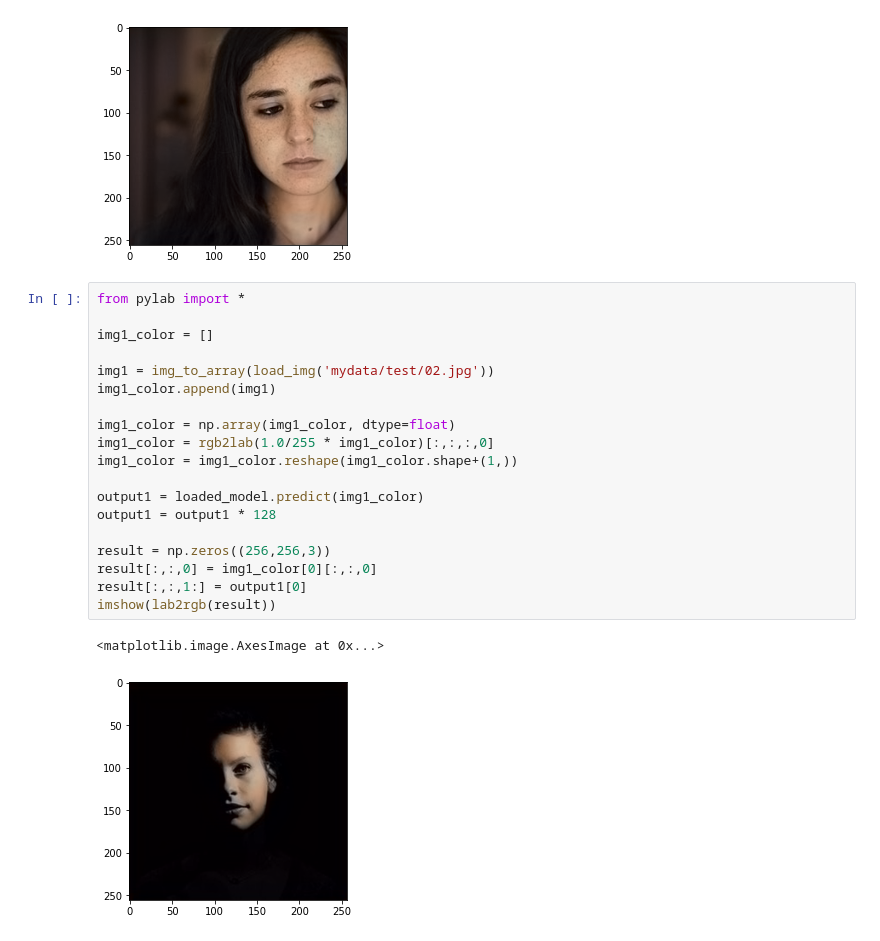
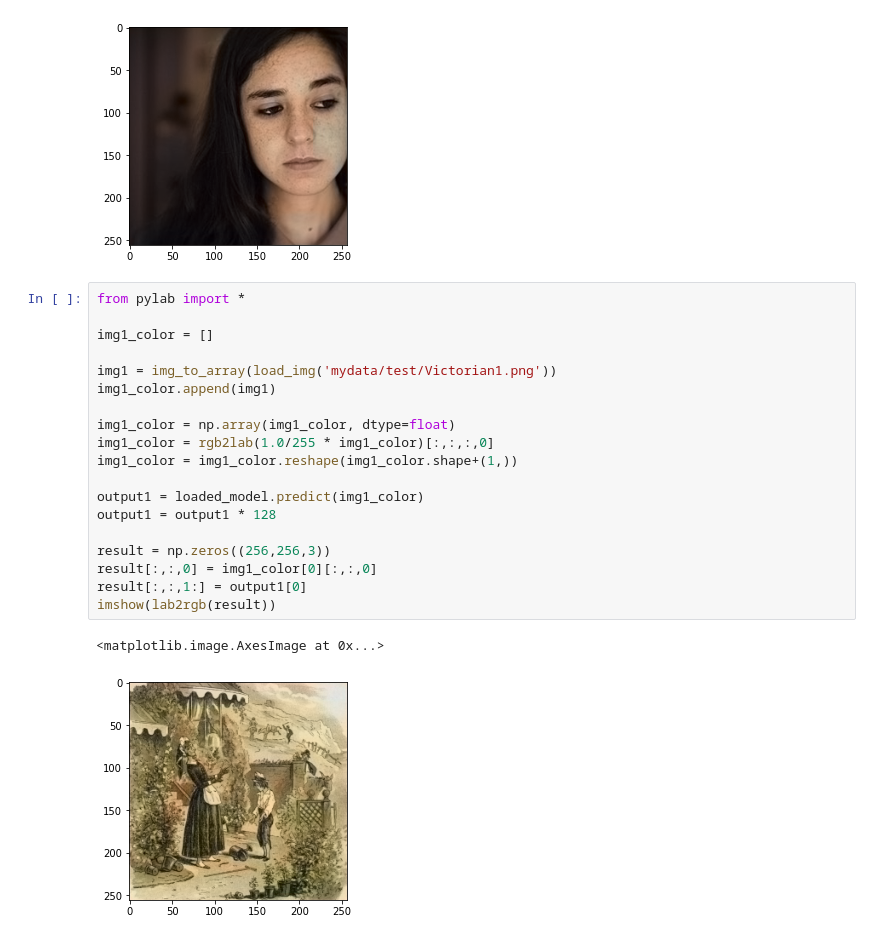
Before and after one commit to choidam/DL-colorization, a Jupyter notebook: DL_FINAL.ipynb, the cells around one changed output. Drawn from its saved outputs; the diff is of its cells as text.

```diff
--- a/DL_FINAL.ipynb
+++ b/DL_FINAL.ipynb
@@ -222,22 +222,22 @@ imshow(lab2rgb(result))
 # %%
 from pylab import *
 
 img1_color = []
 
-img1 = img_to_array(load_img('mydata/test/02.jpg'))
+img1 = img_to_array(load_img('mydata/test/Victorian1.png'))
 img1_color.append(img1)
 
 img1_color = np.array(img1_color, dtype=float)
 img1_color = rgb2lab(1.0/255 * img1_color)[:,:,:,0]
 img1_color = img1_color.reshape(img1_color.shape+(1,))
 
 output1 = loaded_model.predict(img1_color)
 output1 = output1 * 128
 
 result = np.zeros((256,256,3))
 result[:,:,0] = img1_color[0][:,:,0]
 result[:,:,1:] = output1[0]
 imshow(lab2rgb(result))
 # %% [output]
 <matplotlib.image.AxesImage at 0x...>
-[figure, old version]
+[figure, new version]
```
